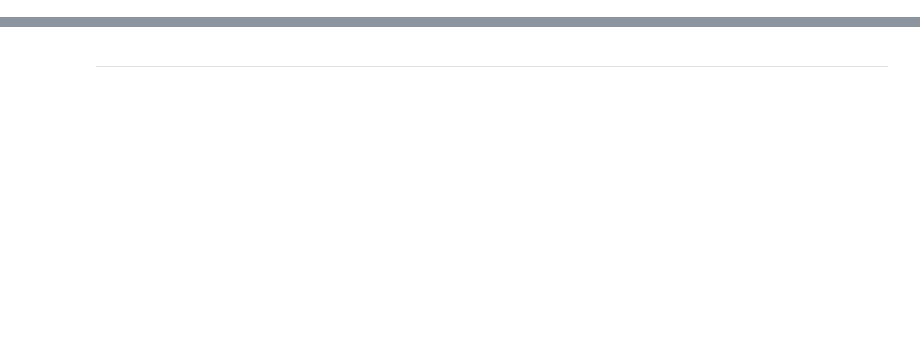
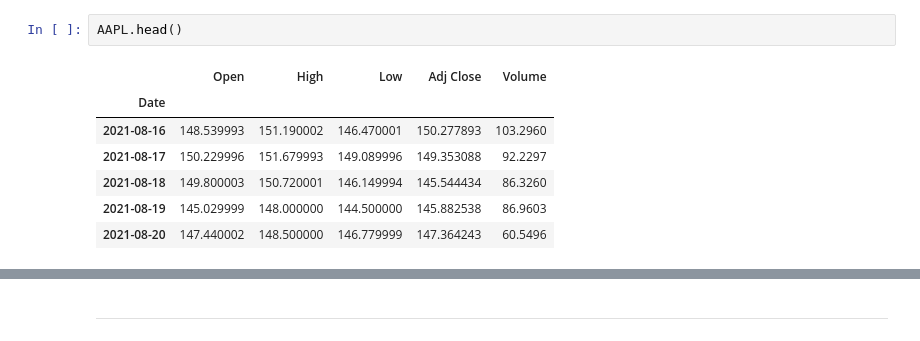
Before and after one commit to simonjisu/aiffel2022, a Jupyter notebook: 08_RNN.ipynb, the cells around one changed output, grey strips where cells are left out. Drawn from its saved outputs; the diff is of its cells as text; blank space fills up the shorter version.

```diff
--- a/08_RNN.ipynb
+++ b/08_RNN.ipynb
@@ -539,0 +39,10 @@ plt.show()
+# %%
+AAPL.head()
+# %% [output]
+|  | Open | High | Low | Adj Close | Volume |
+| Date |  |  |  |  |  |
+| 2021-08-16 | 148.539993 | 151.190002 | 146.470001 | 150.277893 | 103.2960 |
+| 2021-08-17 | 150.229996 | 151.679993 | 149.089996 | 149.353088 | 92.2297 |
+| 2021-08-18 | 149.800003 | 150.720001 | 146.149994 | 145.544434 | 86.3260 |
+| 2021-08-19 | 145.029999 | 148.000000 | 144.500000 | 145.882538 | 86.9603 |
+| 2021-08-20 | 147.440002 | 148.500000 | 146.779999 | 147.364243 | 60.5496 |
```
Also changed, not shown: parts of 113 cells of this notebook, 10 other files.
